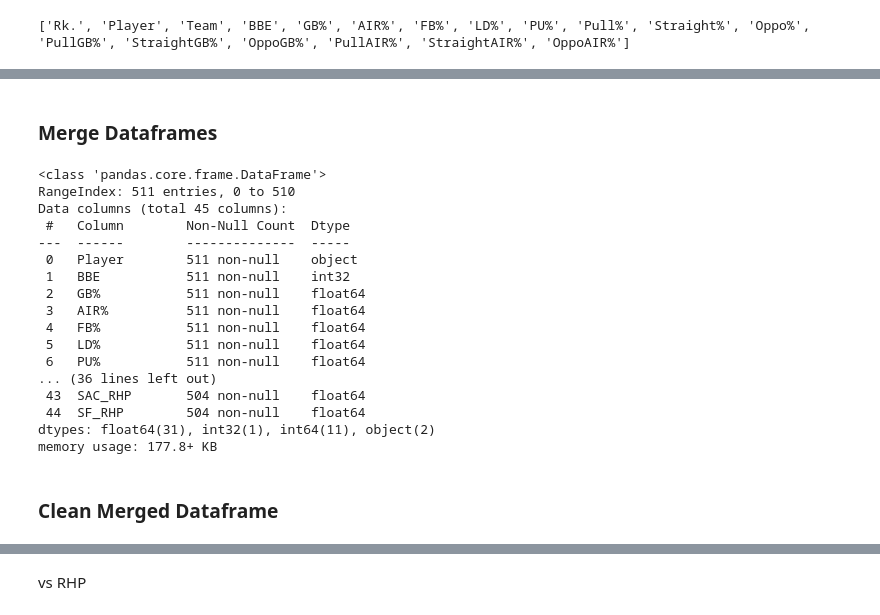
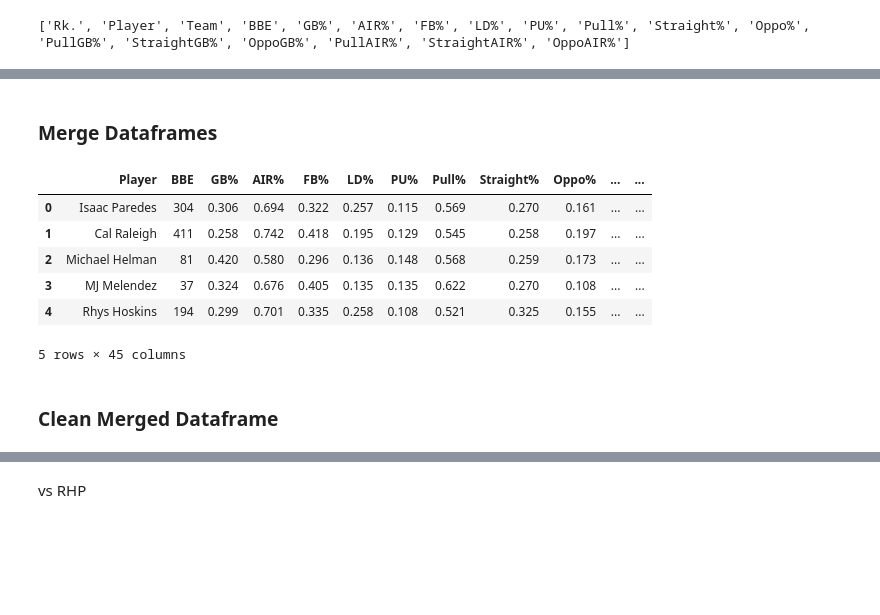
Before and after one commit to Jeremy-Thompson33/BaseballSimulator, a Jupyter notebook: BaseballSimulation.ipynb, the cells around one changed output, grey strips where cells are left out. Drawn from its saved outputs; the diff is of its cells as text; code cells hidden in the pictures; blank space fills up the shorter version.

```diff
--- a/BaseballSimulation.ipynb
+++ b/BaseballSimulation.ipynb
@@ -695,33 +690,23 @@ if len(muncy_rows) >= 2:
     # Rename that row to 'Max MuncyA'
     batted_ball_event_df.loc[lower_index, 'Player'] = 'Max Muncy ATH'
 # %% [markdown]
-### Merge Dataframes
+### **Merge Dataframes**
 # %%
 # Left merge dataframes on 'Player' column
 master_hitting_stats_df = batted_ball_event_df.merge(full_LHP_hitting_stats_df, how='left', on='Player').merge(full_RHP_hitting_stats_df, how='left', on='Player')
 
 # Print dataframe sample
-master_hitting_stats_df.info()
+master_hitting_stats_df.head()
 # %% [output]
+|  | Player | BBE | GB% | AIR% | FB% | LD% | PU% | Pull% | Straight% | Oppo% | ... | ... |
+| 0 | Isaac Paredes | 304 | 0.306 | 0.694 | 0.322 | 0.257 | 0.115 | 0.569 | 0.270 | 0.161 | ... | ... |
+| 1 | Cal Raleigh | 411 | 0.258 | 0.742 | 0.418 | 0.195 | 0.129 | 0.545 | 0.258 | 0.197 | ... | ... |
+| 2 | Michael Helman | 81 | 0.420 | 0.580 | 0.296 | 0.136 | 0.148 | 0.568 | 0.259 | 0.173 | ... | ... |
+| 3 | MJ Melendez | 37 | 0.324 | 0.676 | 0.405 | 0.135 | 0.135 | 0.622 | 0.270 | 0.108 | ... | ... |
+| 4 | Rhys Hoskins | 194 | 0.299 | 0.701 | 0.335 | 0.258 | 0.108 | 0.521 | 0.325 | 0.155 | ... | ... |
-<class 'pandas.core.frame.DataFrame'>
-RangeIndex: 511 entries, 0 to 510
-Data columns (total 45 columns):
- #   Column        Non-Null Count  Dtype
----  ------        --------------  -----
- 0   Player        511 non-null    object
- 1   BBE           511 non-null    int32
- 2   GB%           511 non-null    float64
- 3   AIR%          511 non-null    float64
- 4   FB%           511 non-null    float64
- 5   LD%           511 non-null    float64
- 6   PU%           511 non-null    float64
-... (36 lines left out)
- 43  SAC_RHP       504 non-null    float64
- 44  SF_RHP        504 non-null    float64
-dtypes: float64(31), int32(1), int64(11), object(2)
-memory usage: 177.8+ KB
+5 rows × 45 columns
 # %% [markdown]
-### Clean Merged Dataframe
+### **Clean Merged Dataframe**
 # %%
 # Replace remaining NaN with 0
 for col in master_hitting_stats_df.columns:
```
Also changed, not shown: parts of 94 cells of this notebook, 1 other file.
